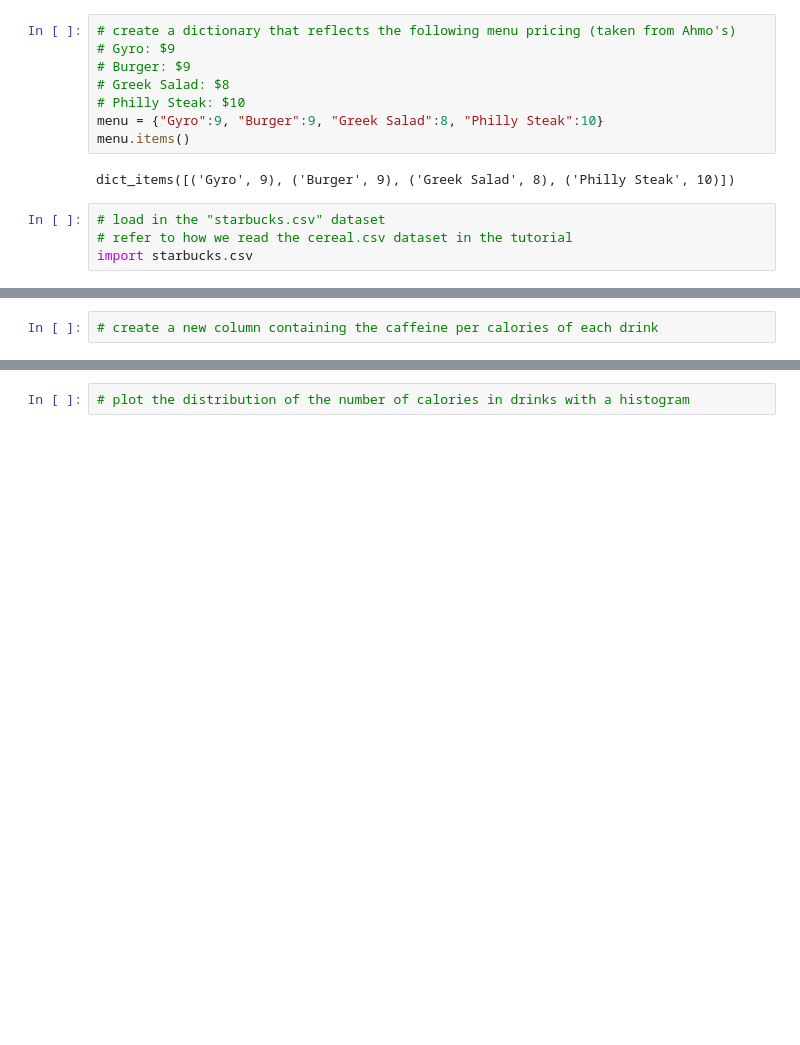
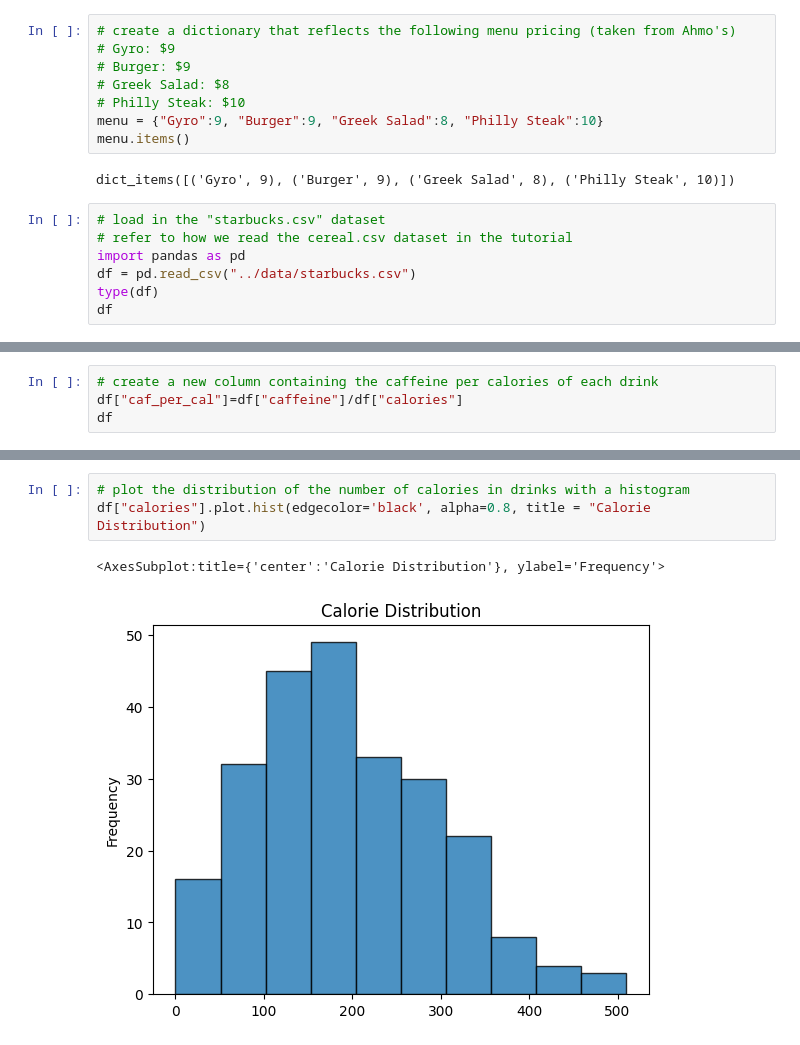
Before and after one commit to kramelea/git-tutorial, a Jupyter notebook: tutorial0/checkpoint0.ipynb, the cells around one changed output, grey strips where cells are left out. Drawn from its saved outputs; the diff is of its cells as text; blank space fills up the shorter version.

```diff
--- a/tutorial0/checkpoint0.ipynb
+++ b/tutorial0/checkpoint0.ipynb
@@ -122,4 +124,7 @@ dict_items([('Gyro', 9), ('Burger', 9), ('Greek Salad', 8), ('Philly Steak', 10)
 # %%
 # load in the "starbucks.csv" dataset
 # refer to how we read the cereal.csv dataset in the tutorial
-import starbucks.csv
+import pandas as pd
+df = pd.read_csv("../data/starbucks.csv")
+type(df)
+df
@@ -132,2 +191,4 @@ import starbucks.csv
 # %%
 # create a new column containing the caffeine per calories of each drink
+df["caf_per_cal"]=df["caffeine"]/df["calories"]
+df
@@ -140,4 +240,8 @@ import starbucks.csv
 # %%
 # plot the distribution of the number of calories in drinks with a histogram
+df["calories"].plot.hist(edgecolor='black', alpha=0.8, title = "Calorie Distribution")
+# %% [output]
+<AxesSubplot:title={'center':'Calorie Distribution'}, ylabel='Frequency'>
+[figure, added]
 # %%
 # plot calories against total fat with a scatterplot
```
Also changed, not shown: parts of 10 cells of this notebook, 1 other file.
